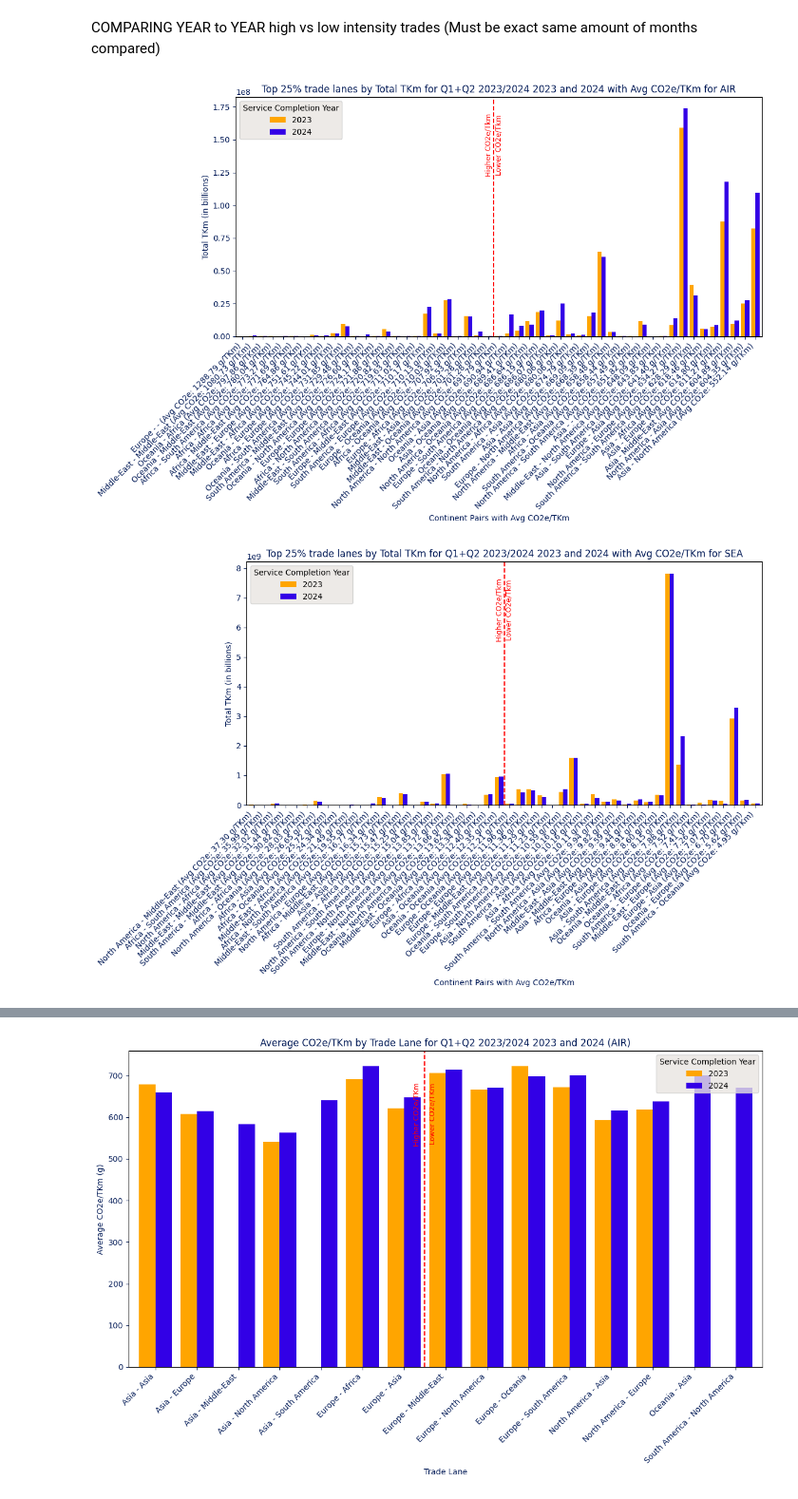
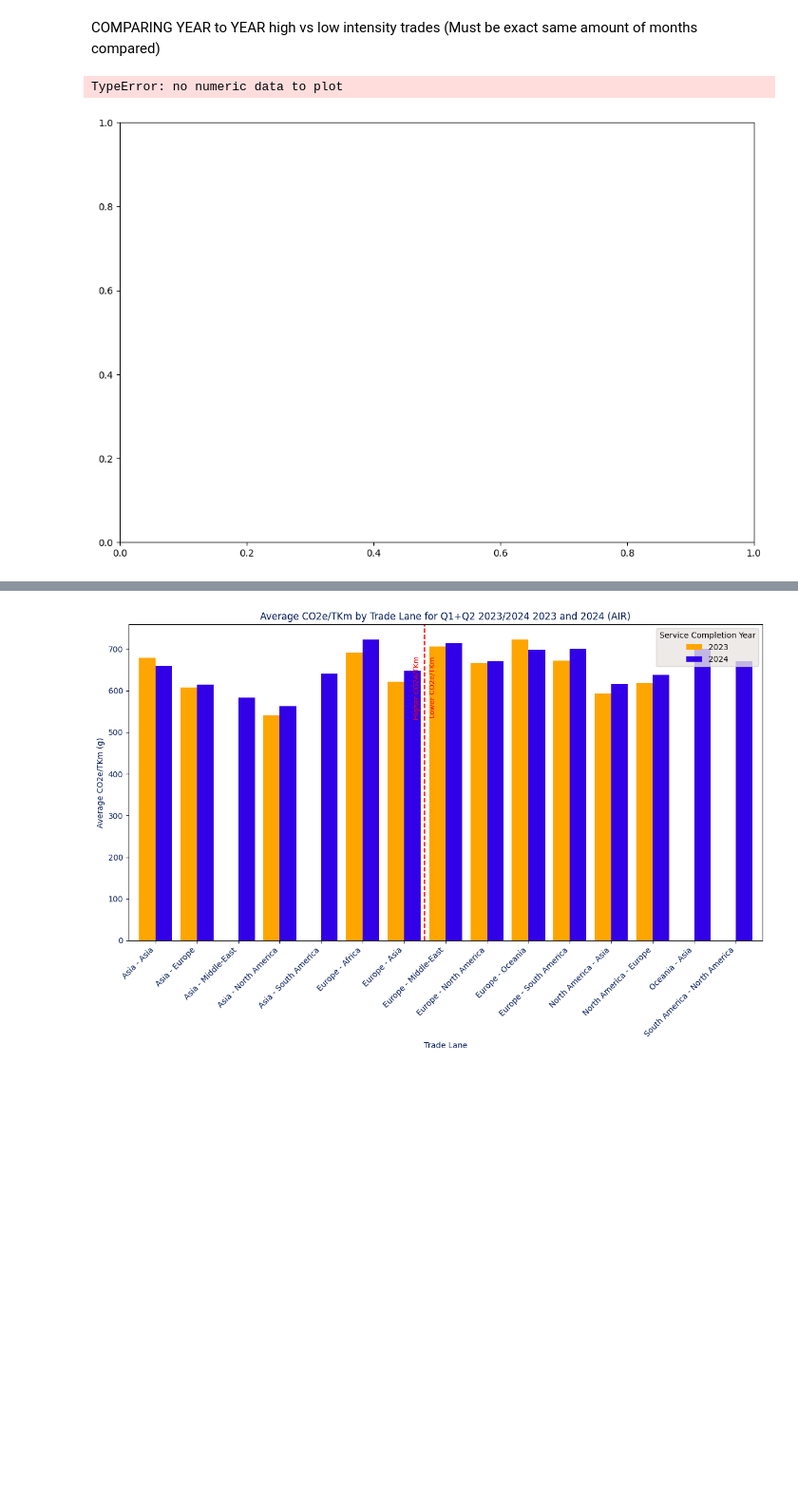
Before and after one commit to AlexanderHoglund/sustainable_logistics_tools, a Jupyter notebook: TRADELANE ANALYSIS/tradelane_analysis_high_vs_low_intensity.ipynb, the cells around one changed output, grey strips where cells are left out. Shown at 95% size. Cells and saved outputs as stored; diff of their text form; code cells hidden in the pictures; blank space fills up the shorter version.

Commit message:
tradelane_fix

```diff
--- a/TRADELANE ANALYSIS/tradelane_analysis_high_vs_low_intensity.ipynb
+++ b/TRADELANE ANALYSIS/tradelane_analysis_high_vs_low_intensity.ipynb
@@ -7,7 +7,7 @@ import seaborn as sns
 import matplotlib.ticker as mticker
 
 # Load the Excel file
-file_path = 'input_trade.xlsx'
+file_path = 'input_trade_road.xlsx'
 df = pd.read_excel(file_path)
 month = "Q1+Q2 2023/2024"
 
@@ -71,32 +71,32 @@ def create_plot_for_transport_mode(df, transport_mode):
     ax.title.set_color('#011956')
 
     plt.ylabel('Total TKm (in billions)')
     plt.xlabel('Continent Pairs with Avg CO2e/TKm')
     plt.xticks(rotation=45, ha='right')
 
     # Draw a line to separate high and low CO2eq/Tkm and adjust labels
     median_index = len(pivot_table) // 2
     plt.axvline(x=median_index - 0.5, color='red', linestyle='--')
 
     # Move the text labels down
     text_position = ax.get_ylim()[1] * 0.8  # Adjust the 0.8 as needed to move the text up or down
 
     ax.text(median_index - 0.6, text_position, 'Higher CO2e/Tkm', ha='right', va='center', rotation='vertical', color='red', fontsize=9)
     ax.text(median_index - 0.4, text_position, 'Lower CO2e/Tkm', ha='left', va='center', rotation='vertical', color='red', fontsize=9)
 
     plt.legend(title='Service Completion Year', facecolor='#E9E5E2')
     plt.tight_layout()
 
     # Save the figure
     plt.savefig(f'{transport_mode}_transport_mode_ratio_diagram.png')
     plt.show()
 
 # List of transport modes to create plots for
 transport_modes = ['AIR', 'SEA', 'RAI', 'ROA']
 
 # Create a plot for each transport mode
 for mode in transport_modes:
     create_plot_for_transport_mode(df, mode)
 # %% [output]
+TypeError: no numeric data to plot
-[figure, old version]
+[figure, new version]
-[figure, removed]
```
Also changed, not shown: parts of 5 cells of this notebook, 1 other file.
